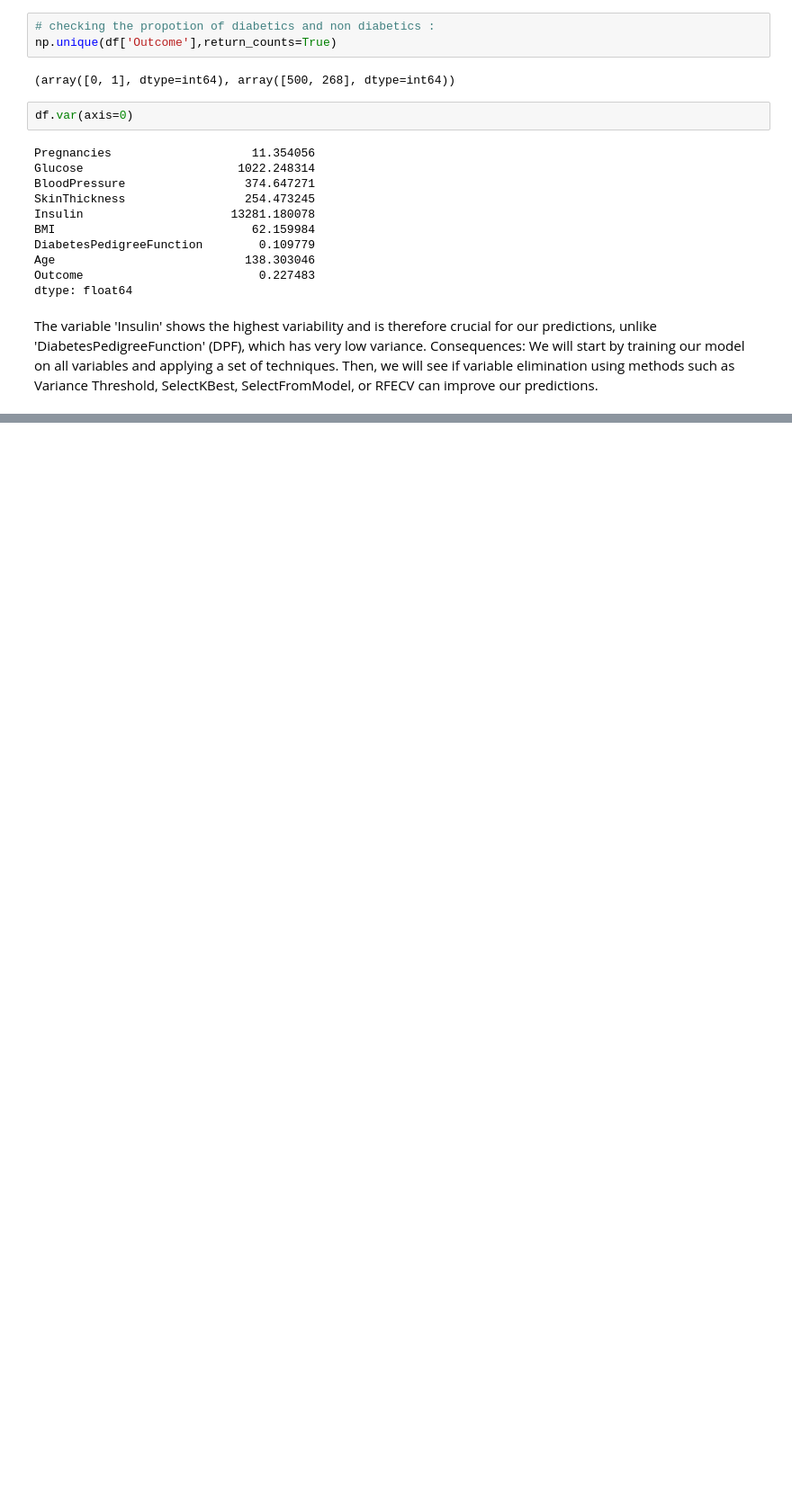
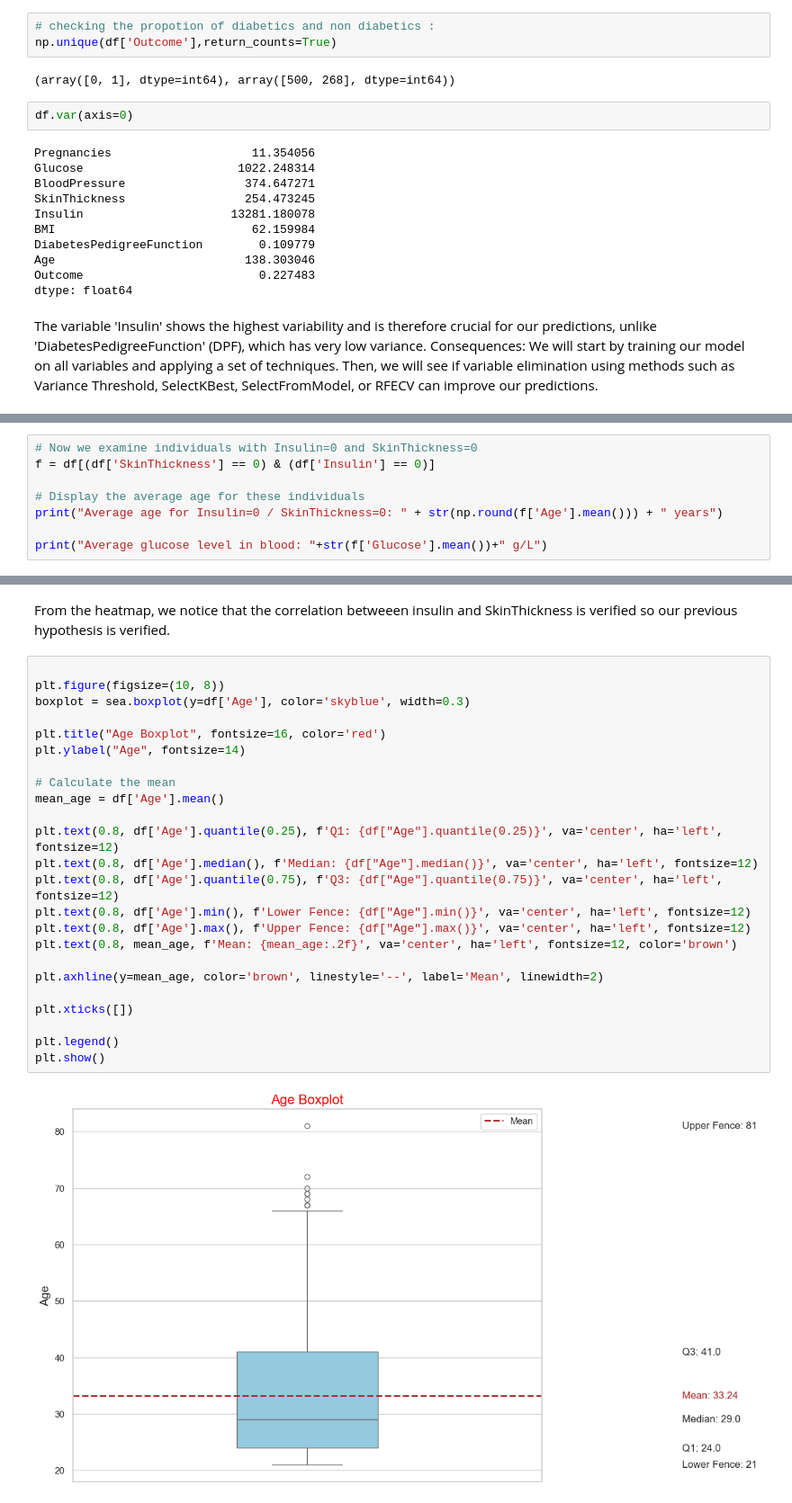
Before and after one commit to Yousseflaoufir12/Diabetes-Risk-Prediction, a Jupyter notebook: diabetes.ipynb, the cells around one changed output, grey strips where cells are left out. Shown at 90% size. Cells and saved outputs as stored; diff of their text form; blank space fills up the shorter version.

```diff
--- a/diabetes.ipynb
+++ b/diabetes.ipynb
@@ -177,0 +297,8 @@ The variable 'Insulin' shows the highest variability and is therefore crucial fo
+# %%
+# Now we examine individuals with Insulin=0 and SkinThickness=0
+f = df[(df['SkinThickness'] == 0) & (df['Insulin'] == 0)]
+
+# Display the average age for these individuals
+print("Average age for Insulin=0 / SkinThickness=0: " + str(np.round(f['Age'].mean())) + " years")
+
+print("Average glucose level in blood: "+str(f['Glucose'].mean())+" g/L")
@@ -177,0 +319,28 @@ The variable 'Insulin' shows the highest variability and is therefore crucial fo
+# %% [markdown]
+From the heatmap, we notice that the correlation betweeen insulin and SkinThickness is verified so our previous hypothesis is verified.
+# %%
+
+plt.figure(figsize=(10, 8))
+boxplot = sea.boxplot(y=df['Age'], color='skyblue', width=0.3)
+
+plt.title("Age Boxplot", fontsize=16, color='red')
+plt.ylabel("Age", fontsize=14)
+
+# Calculate the mean
+mean_age = df['Age'].mean()
+
+plt.text(0.8, df['Age'].quantile(0.25), f'Q1: {df["Age"].quantile(0.25)}', va='center', ha='left', fontsize=12)
+plt.text(0.8, df['Age'].median(), f'Median: {df["Age"].median()}', va='center', ha='left', fontsize=12)
+plt.text(0.8, df['Age'].quantile(0.75), f'Q3: {df["Age"].quantile(0.75)}', va='center', ha='left', fontsize=12)
+plt.text(0.8, df['Age'].min(), f'Lower Fence: {df["Age"].min()}', va='center', ha='left', fontsize=12)
+plt.text(0.8, df['Age'].max(), f'Upper Fence: {df["Age"].max()}', va='center', ha='left', fontsize=12)
+plt.text(0.8, mean_age, f'Mean: {mean_age:.2f}', va='center', ha='left', fontsize=12, color='brown')
+
+plt.axhline(y=mean_age, color='brown', linestyle='--', label='Mean', linewidth=2)
+
+plt.xticks([])
+
+plt.legend()
+plt.show()
+# %% [output]
+[figure, added]
```
Also changed, not shown: parts of 17 cells of this notebook, 1 other file.
